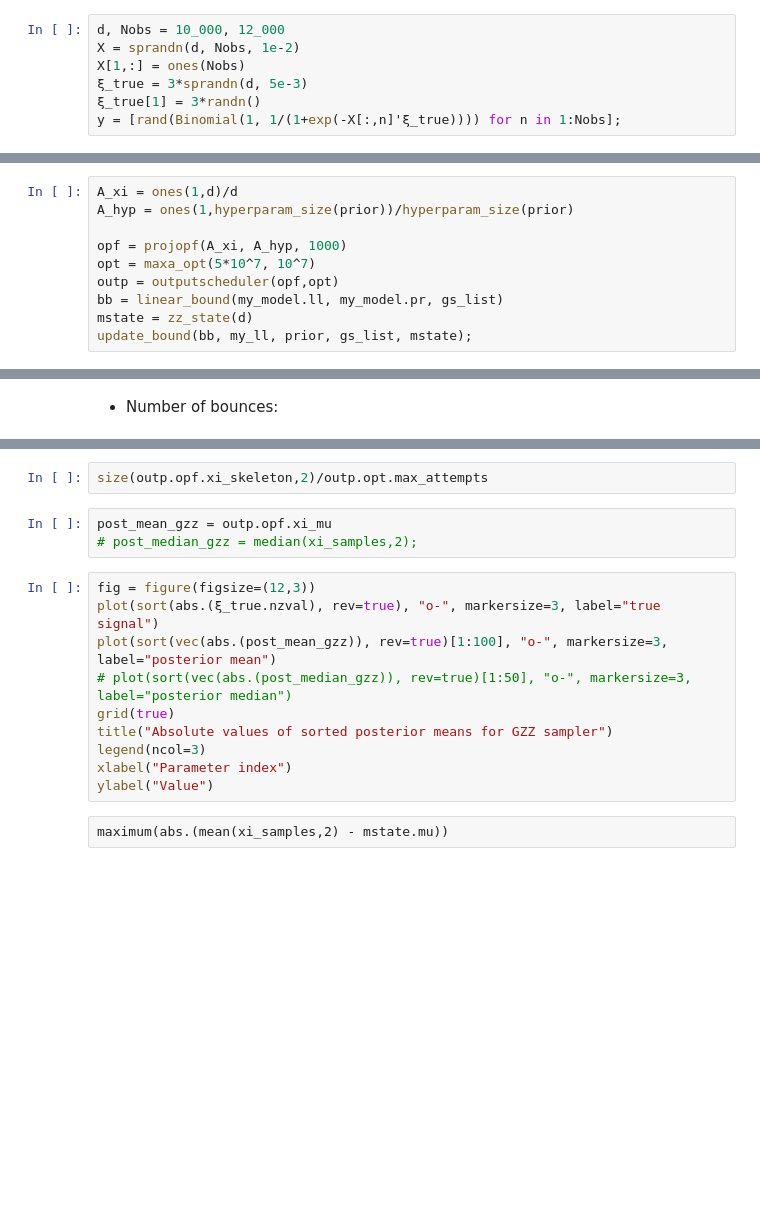
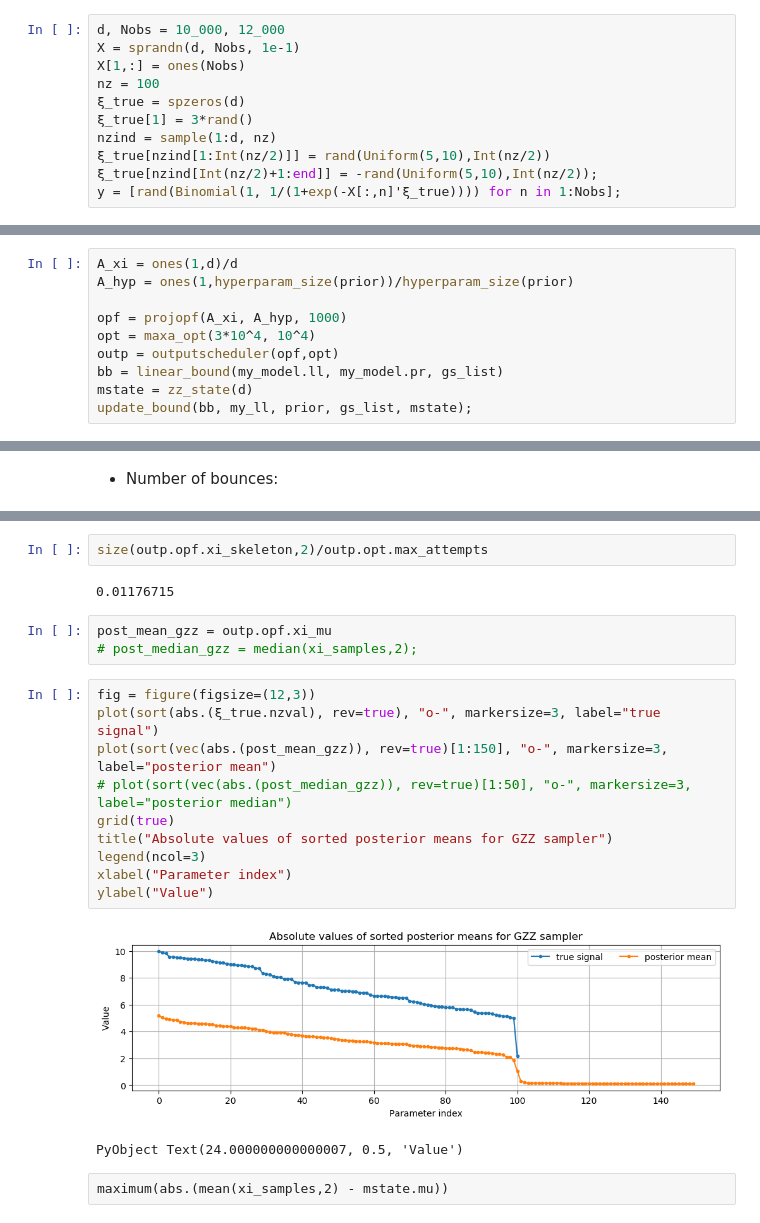
Before and after one commit to deborsheesen/G-ZZ, a Jupyter notebook: gzz_SS_d10k.ipynb, the cells around one changed output, grey strips where cells are left out. Drawn from its saved outputs; the diff is of its cells as text; blank space fills up the shorter version.

```diff
--- a/gzz_SS_d10k.ipynb
+++ b/gzz_SS_d10k.ipynb
@@ -8,8 +8,12 @@ get_clustering (generic function with 1 method)
 #### Load data:
 # %%
 d, Nobs = 10_000, 12_000
-X = sprandn(d, Nobs, 1e-2)
+X = sprandn(d, Nobs, 1e-1)
 X[1,:] = ones(Nobs)
-ξ_true = 3*sprandn(d, 5e-3)
-ξ_true[1] = 3*randn()
+nz = 100
+ξ_true = spzeros(d)
+ξ_true[1] = 3*rand()
+nzind = sample(1:d, nz)
+ξ_true[nzind[1:Int(nz/2)]] = rand(Uniform(5,10),Int(nz/2))
+ξ_true[nzind[Int(nz/2)+1:end]] = -rand(Uniform(5,10),Int(nz/2));
 y = [rand(Binomial(1, 1/(1+exp(-X[:,n]'ξ_true)))) for n in 1:Nobs];
@@ -56,7 +61,7 @@ A_xi = ones(1,d)/d
 A_hyp = ones(1,hyperparam_size(prior))/hyperparam_size(prior)
 
 opf = projopf(A_xi, A_hyp, 1000)
-opt = maxa_opt(5*10^7, 10^7)
+opt = maxa_opt(3*10^4, 10^4)
 outp = outputscheduler(opf,opt)
 bb = linear_bound(my_model.ll, my_model.pr, gs_list)
 mstate = zz_state(d)
@@ -98,18 +109,23 @@ hyp_bounces = outp.opf.tot_bounces-sum(mstate.n_bounces)
 # %%
 size(outp.opf.xi_skeleton,2)/outp.opt.max_attempts
+# %% [output]
+0.01176715
 # %%
 post_mean_gzz = outp.opf.xi_mu
 # post_median_gzz = median(xi_samples,2);
 # %%
 fig = figure(figsize=(12,3))
 plot(sort(abs.(ξ_true.nzval), rev=true), "o-", markersize=3, label="true signal")
-plot(sort(vec(abs.(post_mean_gzz)), rev=true)[1:100], "o-", markersize=3, label="posterior mean")
+plot(sort(vec(abs.(post_mean_gzz)), rev=true)[1:150], "o-", markersize=3, label="posterior mean")
 # plot(sort(vec(abs.(post_median_gzz)), rev=true)[1:50], "o-", markersize=3, label="posterior median")
 grid(true)
 title("Absolute values of sorted posterior means for GZZ sampler")
 legend(ncol=3)
 xlabel("Parameter index")
 ylabel("Value")
+# %% [output]
+[figure, added]
+PyObject Text(24.000000000000007, 0.5, 'Value')
 # %% [raw]
 maximum(abs.(mean(xi_samples,2) - mstate.mu))
 # %%
```
Also changed, not shown: parts of 13 cells of this notebook, 7 other files.
